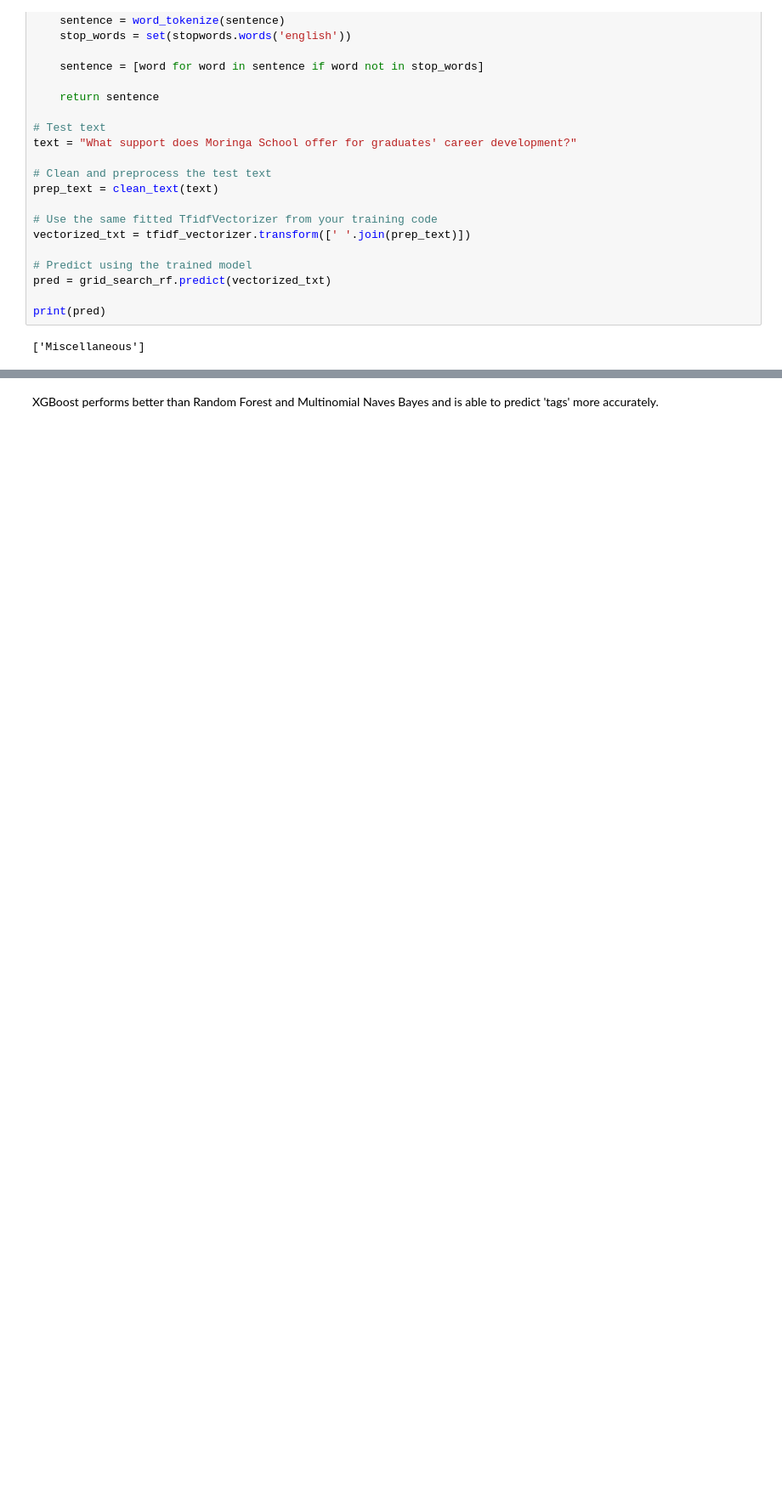
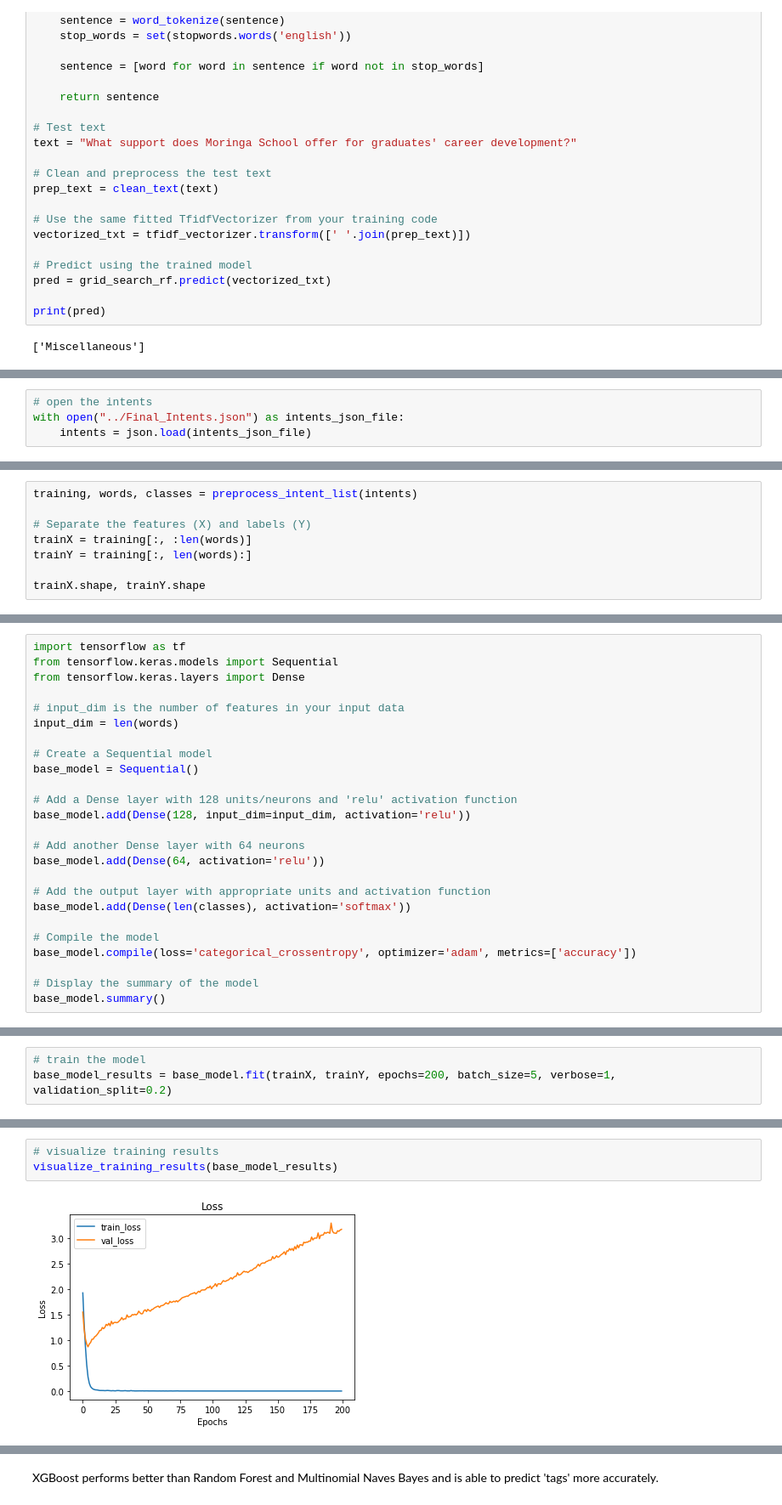
Before and after one commit to FREDRICKKYEKI/Moringa-AI-Chatbot, a Jupyter notebook: chunk_Dennis/Final Modeling.ipynb, the cells around one changed output, grey strips where cells are left out. Shown at 85% size. Saved outputs shown, nothing was run; the diff lists cells and outputs as text; blank space fills up the shorter version.

```diff
--- a/chunk_Dennis/Final Modeling.ipynb
+++ b/chunk_Dennis/Final Modeling.ipynb
@@ -797,0 +815,4 @@ print(pred)
+# %%
+# open the intents
+with open("../Final_Intents.json") as intents_json_file:
+    intents = json.load(intents_json_file)
@@ -797,0 +892,8 @@ print(pred)
+# %%
+training, words, classes = preprocess_intent_list(intents)
+
+# Separate the features (X) and labels (Y)
+trainX = training[:, :len(words)]
+trainY = training[:, len(words):]
+
+trainX.shape, trainY.shape
@@ -797,0 +927,25 @@ print(pred)
+# %%
+import tensorflow as tf
+from tensorflow.keras.models import Sequential
+from tensorflow.keras.layers import Dense
+
+# input_dim is the number of features in your input data
+input_dim = len(words)
+
+# Create a Sequential model
+base_model = Sequential()
+
+# Add a Dense layer with 128 units/neurons and 'relu' activation function
+base_model.add(Dense(128, input_dim=input_dim, activation='relu'))
+
+# Add another Dense layer with 64 neurons
+base_model.add(Dense(64, activation='relu'))
+
+# Add the output layer with appropriate units and activation function
+base_model.add(Dense(len(classes), activation='softmax'))
+
+# Compile the model
+base_model.compile(loss='categorical_crossentropy', optimizer='adam', metrics=['accuracy'])
+
+# Display the summary of the model
+base_model.summary()
@@ -797,0 +967,3 @@ print(pred)
+# %%
+# train the model
+base_model_results = base_model.fit(trainX, trainY, epochs=200, batch_size=5, verbose=1, validation_split=0.2)
@@ -797,0 +988,5 @@ print(pred)
+# %%
+# visualize training results
+visualize_training_results(base_model_results)
+# %% [output]
+[figure, added]
```
Also changed, not shown: parts of 48 cells of this notebook, 4 other files.
